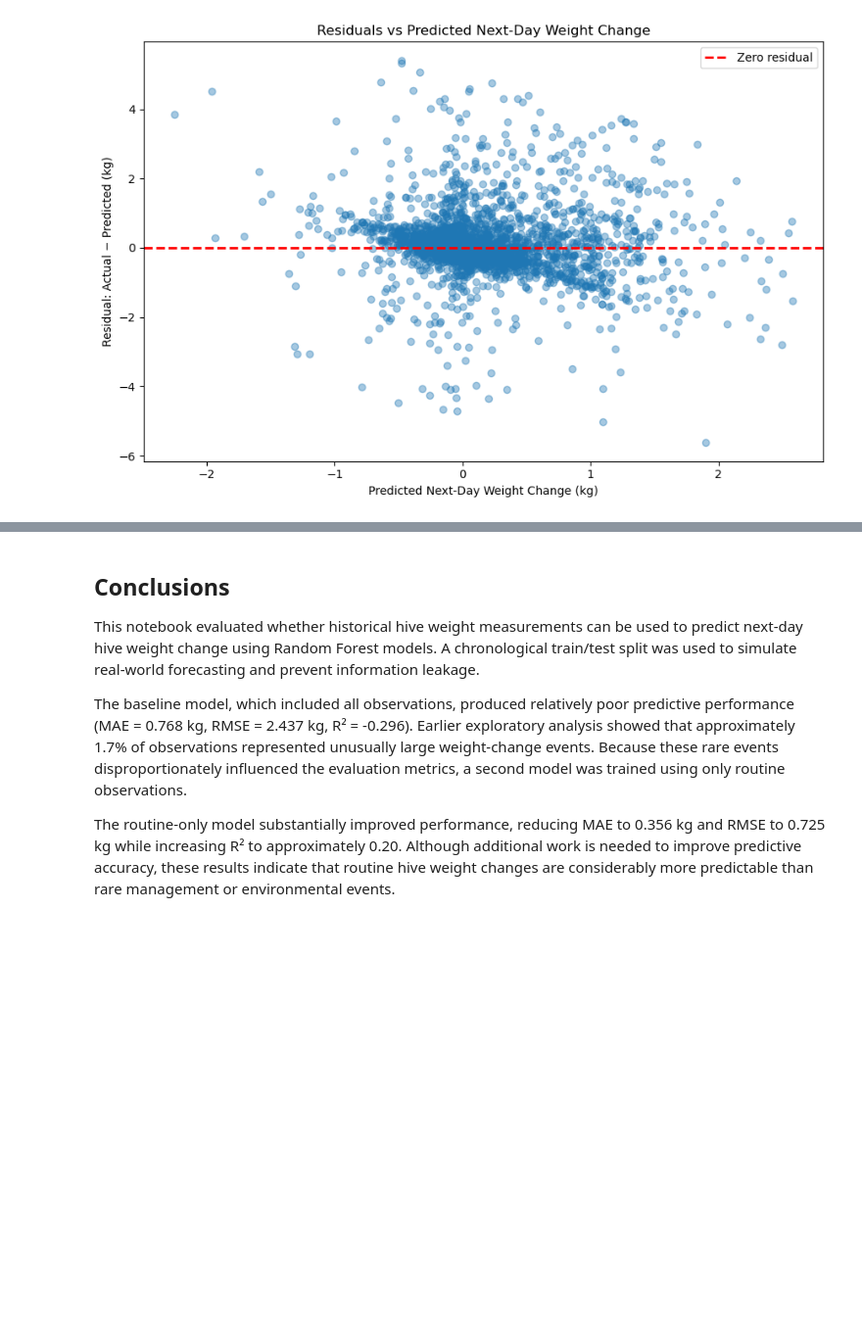
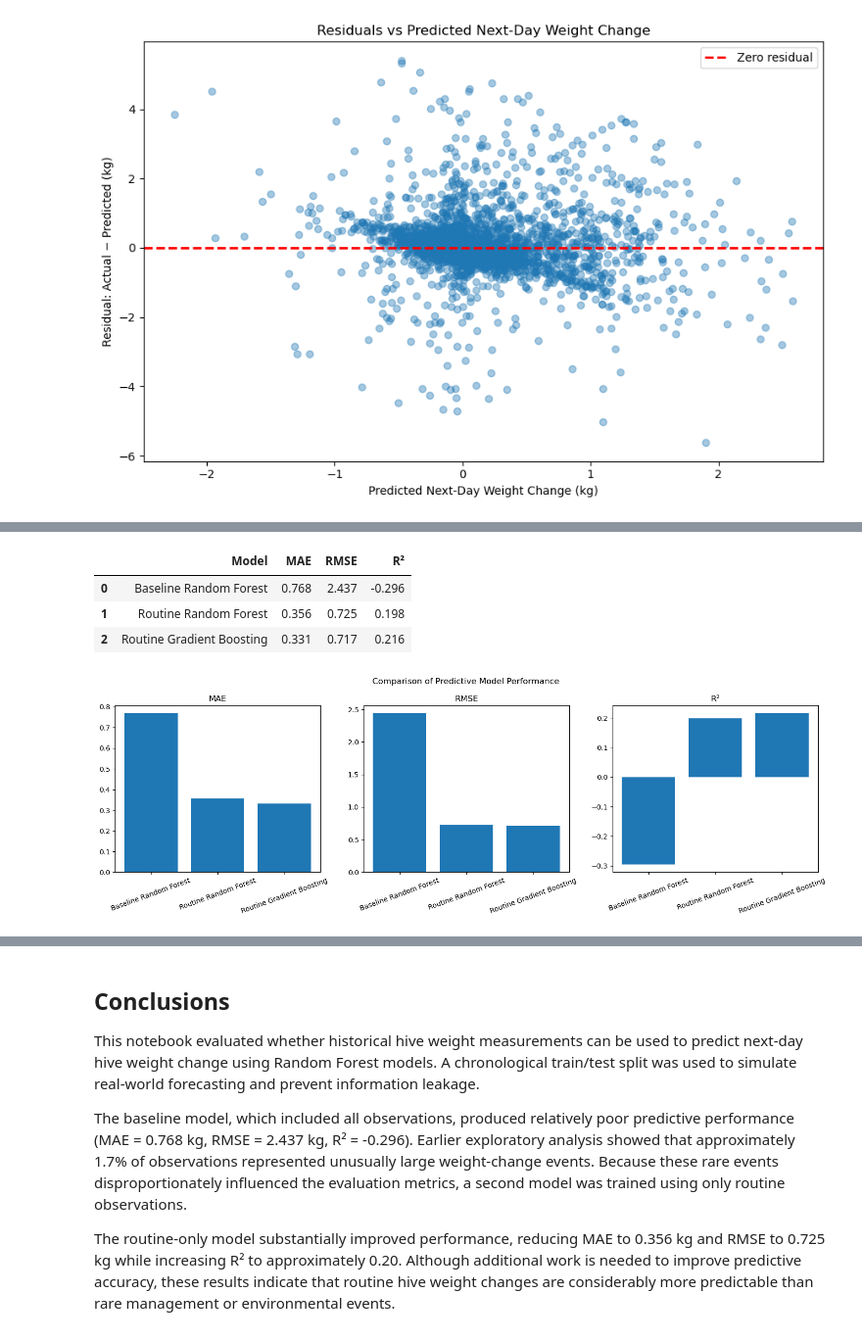
Before and after one commit to stephfn/honey-yield-predictive-model, a Jupyter notebook: Stephanie_Work/Model_Experiments.ipynb, the cells around one changed output, grey strips where cells are left out. Shown at 98% size. Cells and saved outputs as stored; diff of their text form; code cells hidden in the pictures; blank space fills up the shorter version.

Commit message:
Complete predictive modeling notebook with model comparison and evaluation

```diff
--- a/Stephanie_Work/Model_Experiments.ipynb
+++ b/Stephanie_Work/Model_Experiments.ipynb
@@ -457,0 +480,21 @@ comparison
+# %%
+gb_predictions = gradient_boosting.predict(X_test)
+# %%
+gb_mae = mean_absolute_error(
+    y_test,
+    gb_predictions
+)
+
+gb_rmse = root_mean_squared_error(
+    y_test,
+    gb_predictions
+)
+
+gb_r2 = r2_score(
+    y_test,
+    gb_predictions
+)
+
+print(f"MAE : {gb_mae:.3f}")
+print(f"RMSE: {gb_rmse:.3f}")
+print(f"R²  : {gb_r2:.3f}")
@@ -602,0 +655,32 @@ The routine-only model produced substantially lower MAE and RMSE than the baseli
+# %%
+display(model_comparison)
+# %% [output]
+|  | Model | MAE | RMSE | R² |
+| 0 | Baseline Random Forest | 0.768 | 2.437 | -0.296 |
+| 1 | Routine Random Forest | 0.356 | 0.725 | 0.198 |
+| 2 | Routine Gradient Boosting | 0.331 | 0.717 | 0.216 |
+# %%
+import matplotlib.pyplot as plt
+import numpy as np
+
+fig, axes = plt.subplots(1, 3, figsize=(15,5))
+
+metrics = ["MAE", "RMSE", "R²"]
+
+for ax, metric in zip(axes, metrics):
+
+    ax.bar(
+        model_comparison["Model"],
+        model_comparison[metric]
+    )
+
+    ax.set_title(metric)
+    ax.tick_params(axis="x", rotation=20)
+
+plt.suptitle("Comparison of Predictive Model Performance")
+
+plt.tight_layout()
+
+plt.show()
+# %% [output]
+[figure, added]
```
Also changed, not shown: parts of 22 cells of this notebook.
